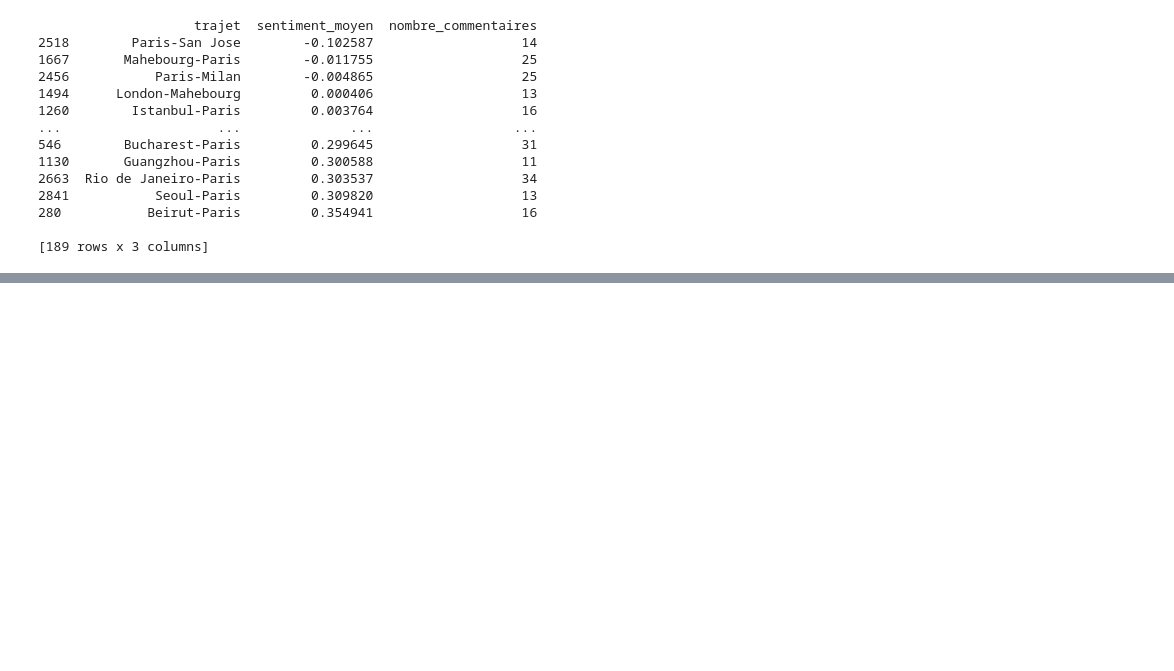
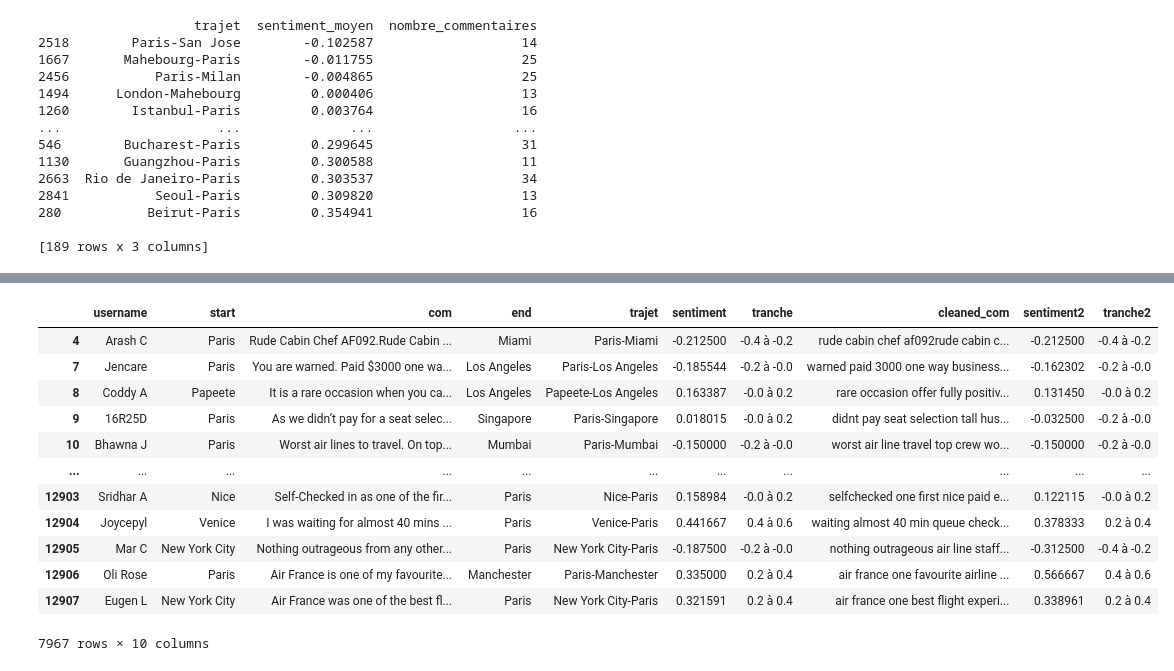
Before and after one commit to KV2TS/webscrapping, a Jupyter notebook: nlp.ipynb, the cells around one changed output, grey strips where cells are left out. Saved outputs shown, nothing was run; the diff lists cells and outputs as text; code cells hidden in the pictures; blank space fills up the shorter version.

```diff
--- a/nlp.ipynb
+++ b/nlp.ipynb
@@ -175,0 +250,17 @@ WARNING:tensorflow:From C:\Users\kvtts\anaconda3\envs\cours\lib\site-packages\tf
+# %%
+df = df.drop(columns=['title'])
+df
+# %% [output]
+|  | username | start | com | end | trajet | sentiment | tranche | cleaned_com | sentiment2 | tranche2 |
+| 4 | Arash C | Paris | Rude Cabin Chef AF092.Rude Cabin ... | Miami | Paris-Miami | -0.212500 | -0.4 à -0.2 | rude cabin chef af092rude cabin c... | -0.212500 | -0.4 à -0.2 |
+| 7 | Jencare | Paris | You are warned. Paid $3000 one wa... | Los Angeles | Paris-Los Angeles | -0.185544 | -0.2 à -0.0 | warned paid 3000 one way business... | -0.162302 | -0.2 à -0.0 |
+| 8 | Coddy A | Papeete | It is a rare occasion when you ca... | Los Angeles | Papeete-Los Angeles | 0.163387 | -0.0 à 0.2 | rare occasion offer fully positiv... | 0.131450 | -0.0 à 0.2 |
+| 9 | 16R25D | Paris | As we didn’t pay for a seat selec... | Singapore | Paris-Singapore | 0.018015 | -0.0 à 0.2 | didnt pay seat selection tall hus... | -0.032500 | -0.2 à -0.0 |
+| 10 | Bhawna J | Paris | Worst air lines to travel. On top... | Mumbai | Paris-Mumbai | -0.150000 | -0.2 à -0.0 | worst air line travel top crew wo... | -0.150000 | -0.2 à -0.0 |
+| ... | ... | ... | ... | ... | ... | ... | ... | ... | ... | ... |
+| 12903 | Sridhar A | Nice | Self-Checked in as one of the fir... | Paris | Nice-Paris | 0.158984 | -0.0 à 0.2 | selfchecked one first nice paid e... | 0.122115 | -0.0 à 0.2 |
+| 12904 | Joycepyl | Venice | I was waiting for almost 40 mins ... | Paris | Venice-Paris | 0.441667 | 0.4 à 0.6 | waiting almost 40 min queue check... | 0.378333 | 0.2 à 0.4 |
+| 12905 | Mar C | New York City | Nothing outrageous from any other... | Paris | New York City-Paris | -0.187500 | -0.2 à -0.0 | nothing outrageous air line staff... | -0.312500 | -0.4 à -0.2 |
+| 12906 | Oli Rose | Paris | Air France is one of my favourite... | Manchester | Paris-Manchester | 0.335000 | 0.2 à 0.4 | air france one favourite airline ... | 0.566667 | 0.4 à 0.6 |
+| 12907 | Eugen L | New York City | Air France was one of the best fl... | Paris | New York City-Paris | 0.321591 | 0.2 à 0.4 | air france one best flight experi... | 0.338961 | 0.2 à 0.4 |
+7967 rows × 10 columns
```
Also changed, not shown: parts of 19 cells of this notebook, 1 other file.
